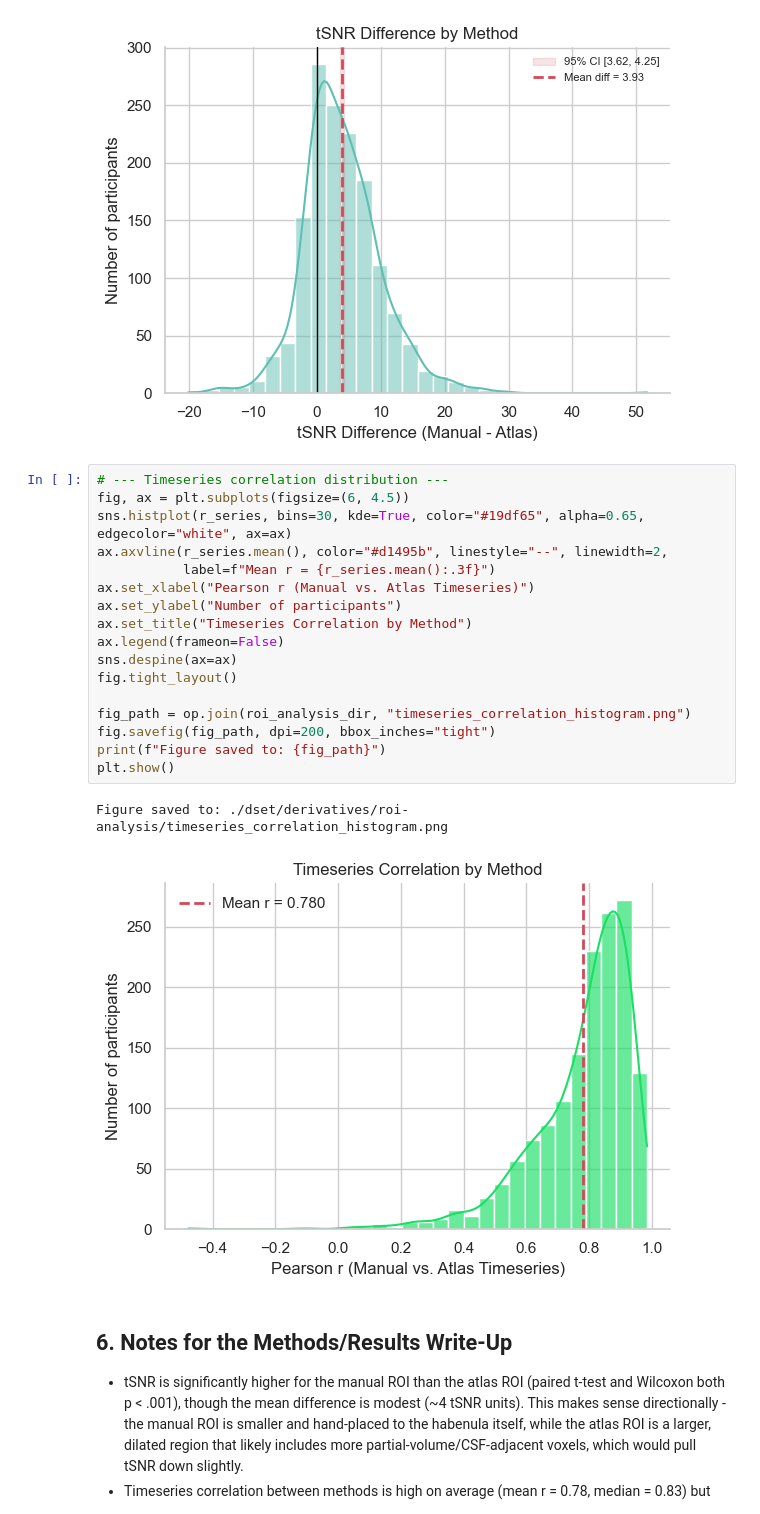
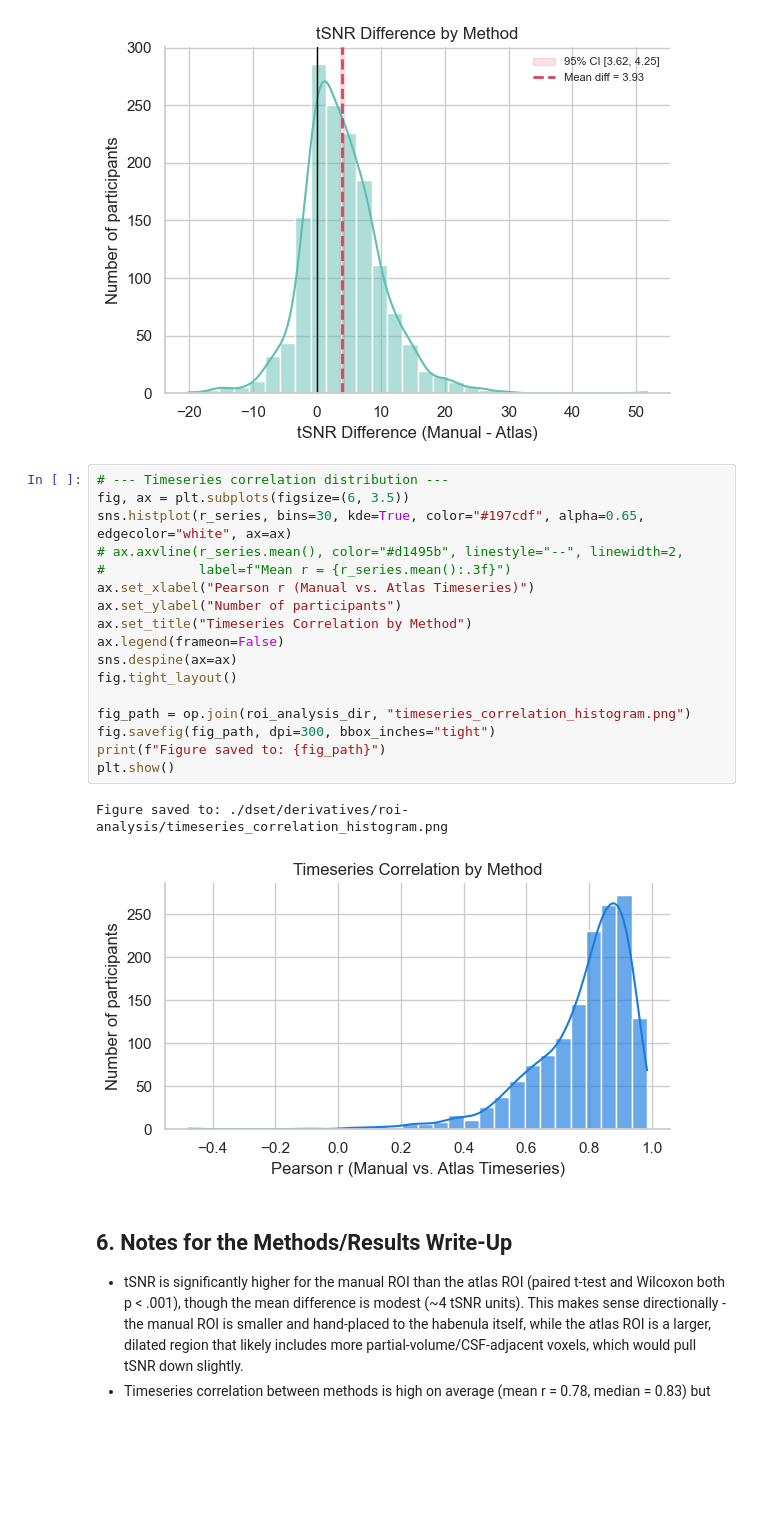
Before and after one commit to chlohamp/habenula-comparison, a Jupyter notebook: 2aii-bold-comp.ipynb, the cells around one changed output. Saved outputs shown, nothing was run; the diff lists cells and outputs as text; blank space fills up the shorter version.

```diff
--- a/2aii-bold-comp.ipynb
+++ b/2aii-bold-comp.ipynb
@@ -323,24 +323,24 @@ Figure saved to: ./dset/derivatives/roi-analysis/tsnr_difference_histogram.png
 [figure]
 # %%
 # --- Timeseries correlation distribution ---
-fig, ax = plt.subplots(figsize=(6, 4.5))
-sns.histplot(r_series, bins=30, kde=True, color="#19df65", alpha=0.65, edgecolor="white", ax=ax)
-ax.axvline(r_series.mean(), color="#d1495b", linestyle="--", linewidth=2,
-           label=f"Mean r = {r_series.mean():.3f}")
+fig, ax = plt.subplots(figsize=(6, 3.5))
+sns.histplot(r_series, bins=30, kde=True, color="#197cdf", alpha=0.65, edgecolor="white", ax=ax)
+# ax.axvline(r_series.mean(), color="#d1495b", linestyle="--", linewidth=2,
+#            label=f"Mean r = {r_series.mean():.3f}")
 ax.set_xlabel("Pearson r (Manual vs. Atlas Timeseries)")
 ax.set_ylabel("Number of participants")
 ax.set_title("Timeseries Correlation by Method")
 ax.legend(frameon=False)
 sns.despine(ax=ax)
 fig.tight_layout()
 
 fig_path = op.join(roi_analysis_dir, "timeseries_correlation_histogram.png")
-fig.savefig(fig_path, dpi=200, bbox_inches="tight")
+fig.savefig(fig_path, dpi=300, bbox_inches="tight")
 print(f"Figure saved to: {fig_path}")
 plt.show()
 # %% [output]
 Figure saved to: ./dset/derivatives/roi-analysis/timeseries_correlation_histogram.png
-[figure, old version]
+[figure, new version]
 # %% [markdown]
 ## 6. Notes for the Methods/Results Write-Up
 
```
Also changed, not shown: 1 other file.
